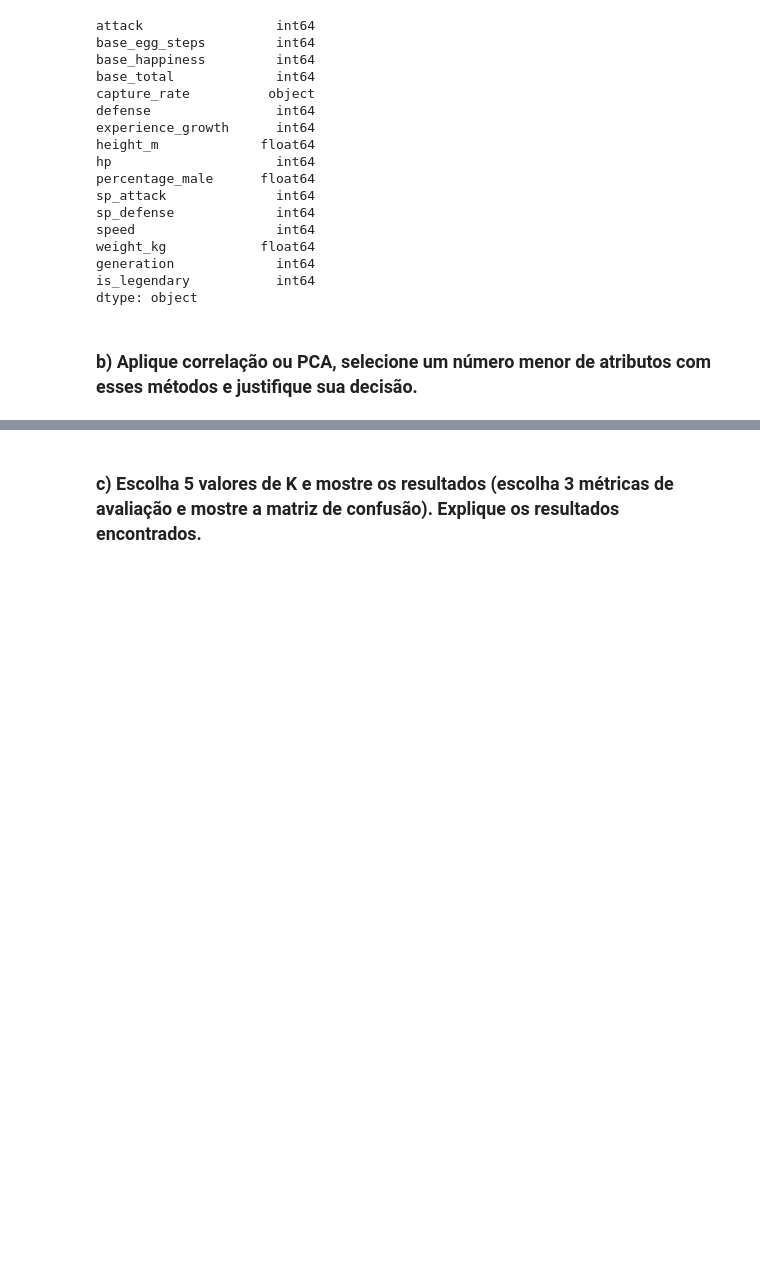
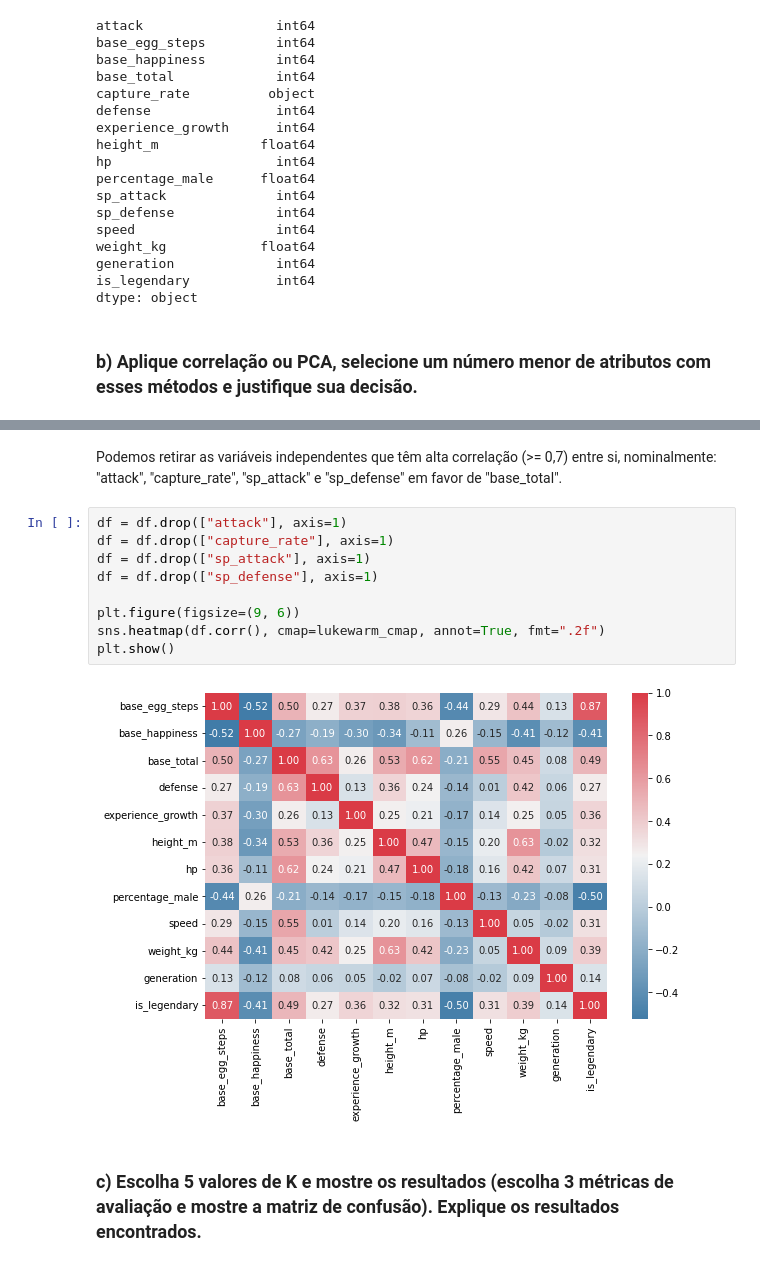
Before and after one commit to hyoretsu/ia, a Jupyter notebook: prova1.ipynb, the cells around one changed output, grey strips where cells are left out. Cells and saved outputs as stored; diff of their text form; blank space fills up the shorter version.

```diff
--- a/prova1.ipynb
+++ b/prova1.ipynb
@@ -101,3 +112,16 @@ dtype: object
+# %% [markdown]
+Podemos retirar as variáveis independentes que têm alta correlação (>= 0,7) entre si, nominalmente: "attack", "capture_rate", "sp_attack" e "sp_defense" em favor de "base_total".
+# %%
+df = df.drop(["attack"], axis=1)
+df = df.drop(["capture_rate"], axis=1)
+df = df.drop(["sp_attack"], axis=1)
+df = df.drop(["sp_defense"], axis=1)
+
+plt.figure(figsize=(9, 6))
+sns.heatmap(df.corr(), cmap=lukewarm_cmap, annot=True, fmt=".2f")
+plt.show()
+# %% [output]
+[figure, added]
 # %% [markdown]
 ### c) Escolha 5 valores de K e mostre os resultados (escolha 3 métricas de avaliação e mostre a matriz de confusão). Explique os resultados encontrados.
 # %% [markdown]
```
Also changed, not shown: parts of 2 cells of this notebook, 2 other files.
